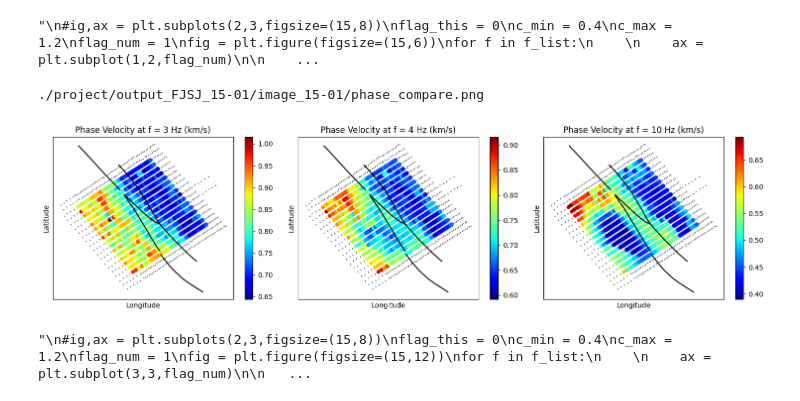
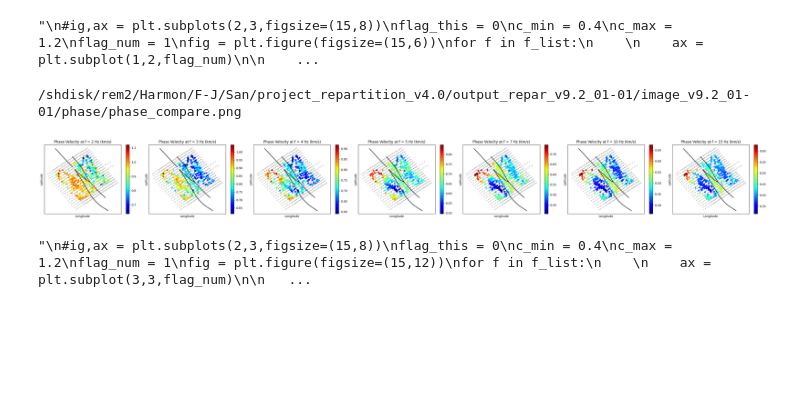
Before and after one commit to harmonsong/SGB_tomography_project, a Jupyter notebook: p_5_plot_phase.ipynb, the cells around one changed output. Cells and saved outputs as stored; diff of their text form; code cells hidden in the pictures; blank space fills up the shorter version.

```diff
--- a/p_5_plot_phase.ipynb
+++ b/p_5_plot_phase.ipynb
@@ -19,7 +19,7 @@ import sys
 sys.path.append(r'../tools_F-J/')
 from toollib_standard import plotlib
 # %%
-flag_project = 0 # 0--regular; 1--repartrition
+flag_project = 1 # 0--regular; 1--repartrition
 # %%
 if flag_project == 0:
     with open('a-project.yml', 'r', encoding='utf-8') as f:
@@ -111,7 +111,7 @@ for key_subwork in key_subworks:
 faults = np.load('clark_faults.npy', allow_pickle='TRUE').item()
 # %%
 #f_list = [3,3.5,4,4.5,5,10,15,20]
-f_list = [3,4,10]
+f_list = [2,3,4,5,7,10,15]
 phase = {}
 for f in f_list:
     phase[f] = []
@@ -162,33 +162,33 @@ plt.savefig(dir_image+'phase_compare_'+str(f_list[0])+'_'+str(f_list[1])+'.png',
 # %%
 flag_this = 0
 c_min = 0.4
 c_max = 1.2
 flag_num = 1
-fig = plt.figure(figsize=(15,4))
+fig = plt.figure(figsize=(5*len(f_list),4))
 for f in f_list:
 
-    ax = plt.subplot(1,3,flag_num)
+    ax = plt.subplot(1,len(f_list),flag_num)
 
     ax.scatter(lon_all, lat_all,marker='.',color='k',s=1)
     im = ax.scatter(lon_centroid, lat_centroid,c=phase[f],cmap='jet',s=size)
     #im = ax[0][flag_this].scatter(lon_centroid, lat_centroid,c=phase[f],cmap='jet',s=200,vmin = c_min,vmax = c_max)
     plt.colorbar(im,ax=ax)
     ax.set_xlabel('Longitude')
     ax.set_ylabel('Latitude')
     ax.set_title('Phase Velocity at f = '+str(f)+' Hz (km/s)')
     ax.set_xticks([])
     ax.set_yticks([])
     for i in range(len(faults)):
         ax.plot(faults['clark'+str(i+1)]['lon'], faults['clark'+str(i+1)]['lat'], 'k')
 
 
     flag_num += 1
 plt.tight_layout()
 print(dir_image+'phase_compare.png')
 plt.savefig(dir_image+'phase_compare_2.png',dpi=300)
 # %% [output]
-./project/output_FJSJ_15-01/image_15-01/phase_compare.png
+/shdisk/rem2/Harmon/F-J/San/project_repartition_v4.0/output_repar_v9.2_01-01/image_v9.2_01-01/phase/phase_compare.png
-[figure, old version]
+[figure, new version]
 # %%
 """
 #ig,ax = plt.subplots(2,3,figsize=(15,8))
```
Also changed, not shown: parts of 2 cells of this notebook, 1 other file.
